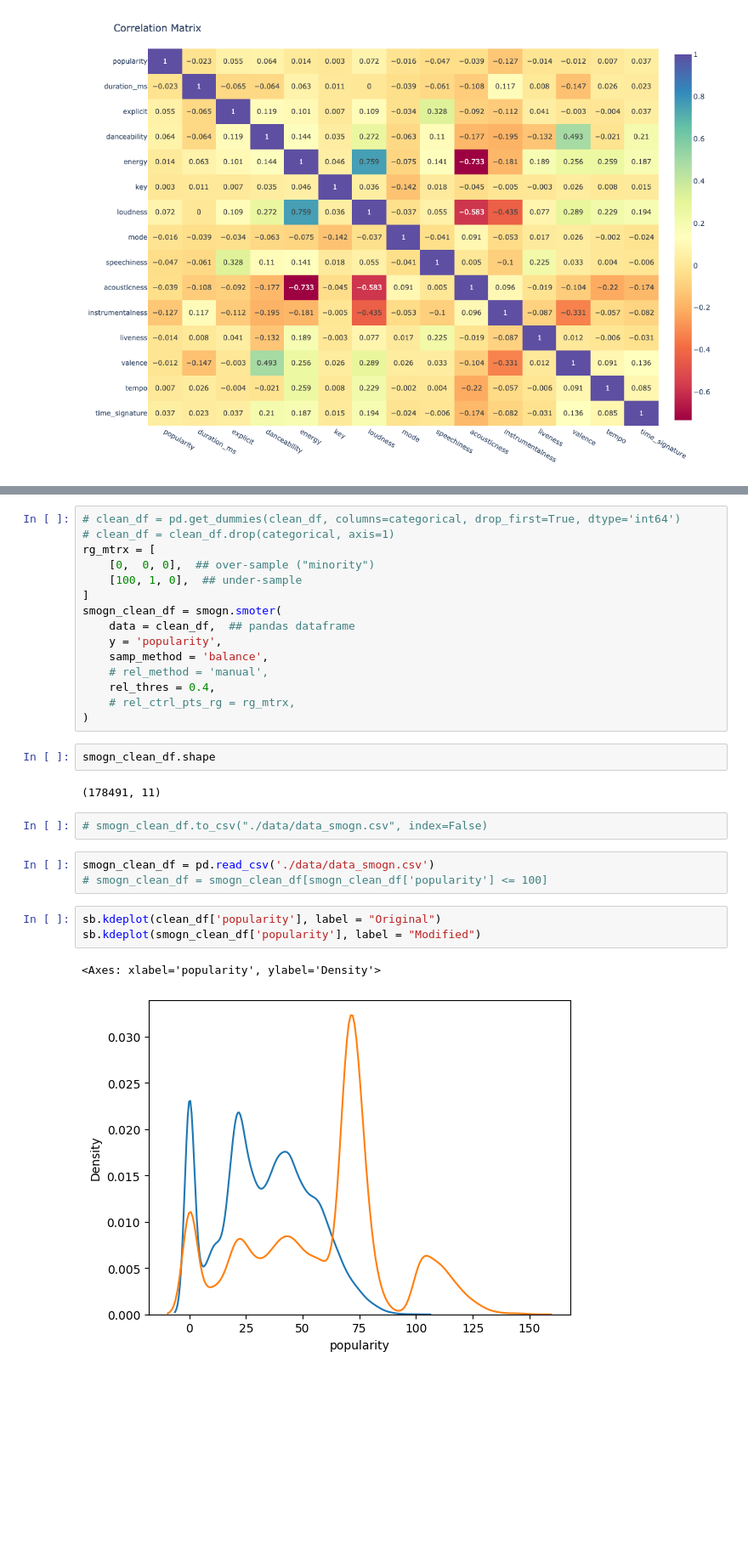
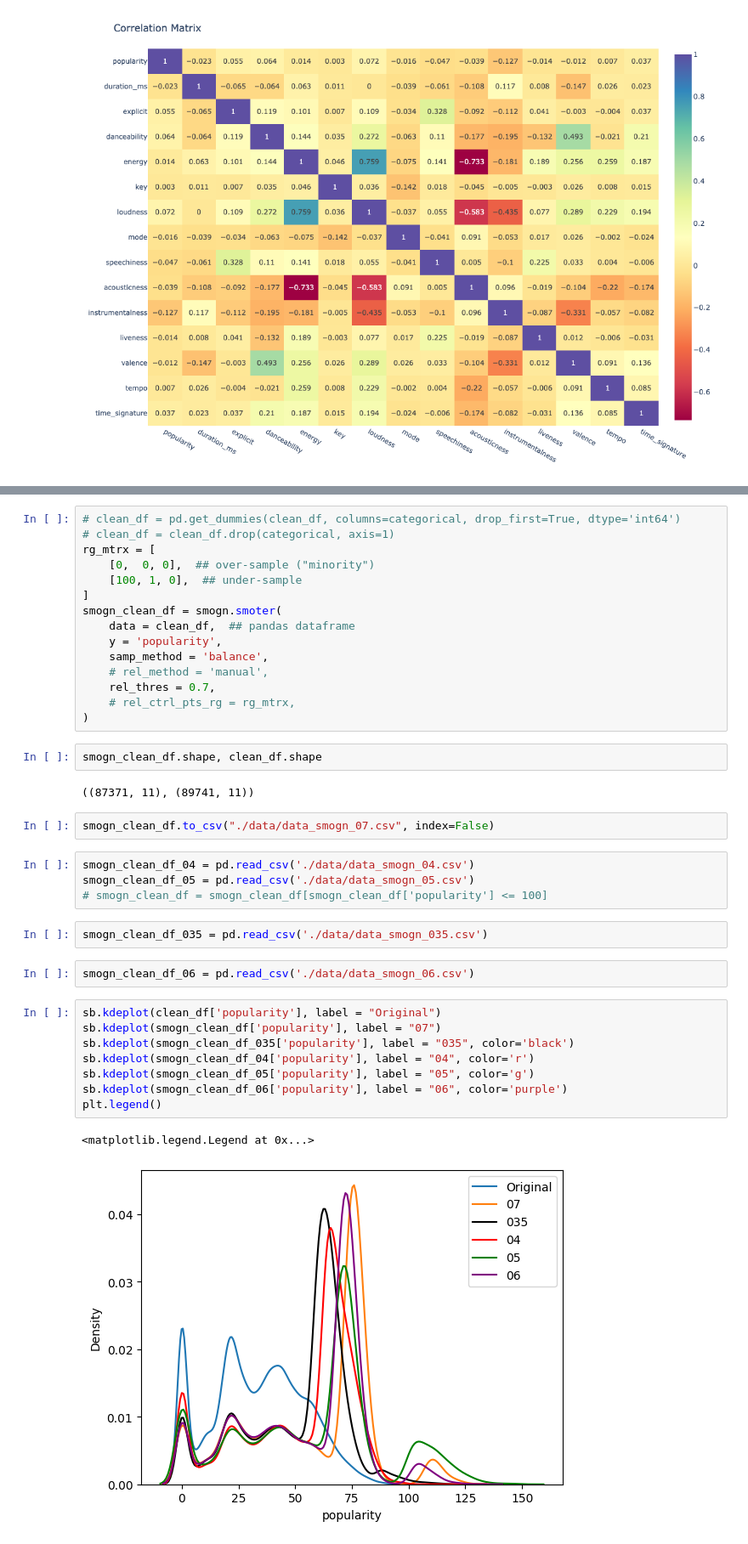
Before and after one commit to autoastt/SC1015-Mini-Project, a Jupyter notebook: MLP.ipynb, the cells around one changed output, grey strips where cells are left out. Shown: that part at 85% size. Drawn from its saved outputs; the diff is of its cells as text; blank space fills up the shorter version.

Commit message:
data

```diff
--- a/MLP.ipynb
+++ b/MLP.ipynb
@@ -103,21 +119,31 @@ smogn_clean_df = smogn.smoter(
     y = 'popularity',
     samp_method = 'balance',
     # rel_method = 'manual',
-    rel_thres = 0.4,
+    rel_thres = 0.7,
     # rel_ctrl_pts_rg = rg_mtrx,
 )
 # %%
-smogn_clean_df.shape
+smogn_clean_df.shape, clean_df.shape
 # %% [output]
-(178491, 11)
+((87371, 11), (89741, 11))
 # %%
-# smogn_clean_df.to_csv("./data/data_smogn.csv", index=False)
+smogn_clean_df.to_csv("./data/data_smogn_07.csv", index=False)
 # %%
-smogn_clean_df = pd.read_csv('./data/data_smogn.csv')
+smogn_clean_df_04 = pd.read_csv('./data/data_smogn_04.csv')
+smogn_clean_df_05 = pd.read_csv('./data/data_smogn_05.csv')
 # smogn_clean_df = smogn_clean_df[smogn_clean_df['popularity'] <= 100]
+# %%
+smogn_clean_df_035 = pd.read_csv('./data/data_smogn_035.csv')
+# %%
+smogn_clean_df_06 = pd.read_csv('./data/data_smogn_06.csv')
 # %%
 sb.kdeplot(clean_df['popularity'], label = "Original")
-sb.kdeplot(smogn_clean_df['popularity'], label = "Modified")
+sb.kdeplot(smogn_clean_df['popularity'], label = "07")
+sb.kdeplot(smogn_clean_df_035['popularity'], label = "035", color='black')
+sb.kdeplot(smogn_clean_df_04['popularity'], label = "04", color='r')
+sb.kdeplot(smogn_clean_df_05['popularity'], label = "05", color='g')
+sb.kdeplot(smogn_clean_df_06['popularity'], label = "06", color='purple')
+plt.legend()
 # %% [output]
-<Axes: xlabel='popularity', ylabel='Density'>
+<matplotlib.legend.Legend at 0x...>
-[figure, old version]
+[figure, new version]
```
Also changed, not shown: parts of 5 cells of this notebook, 15 other files.
